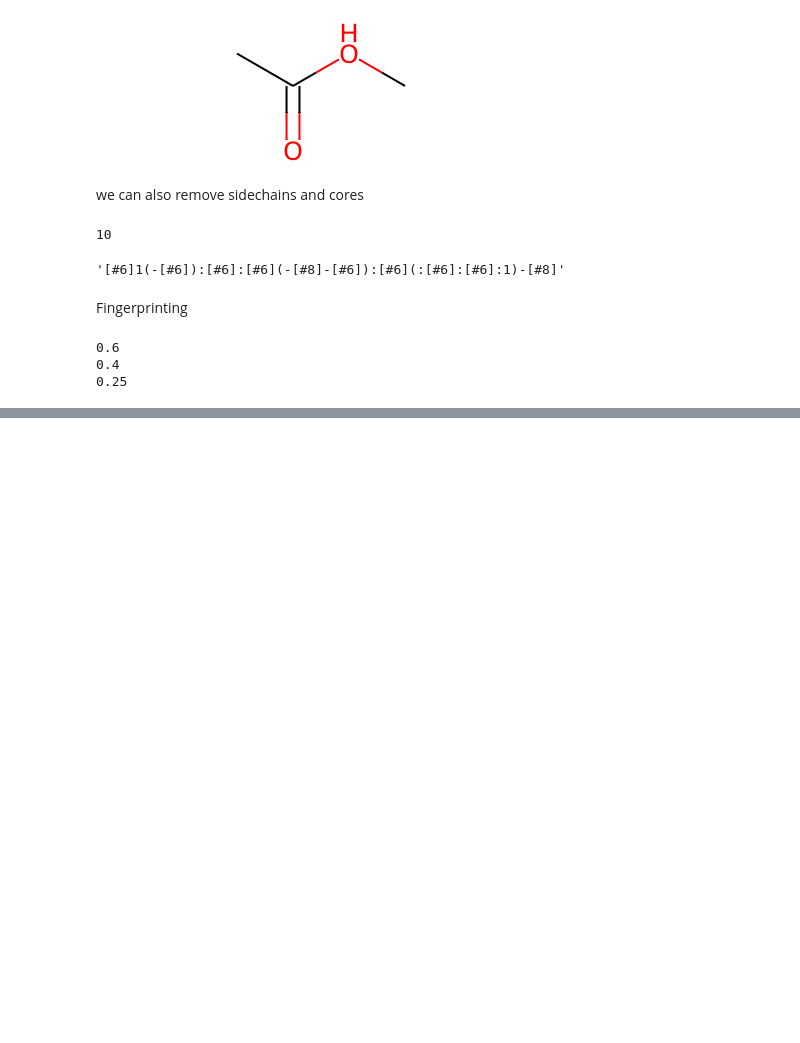
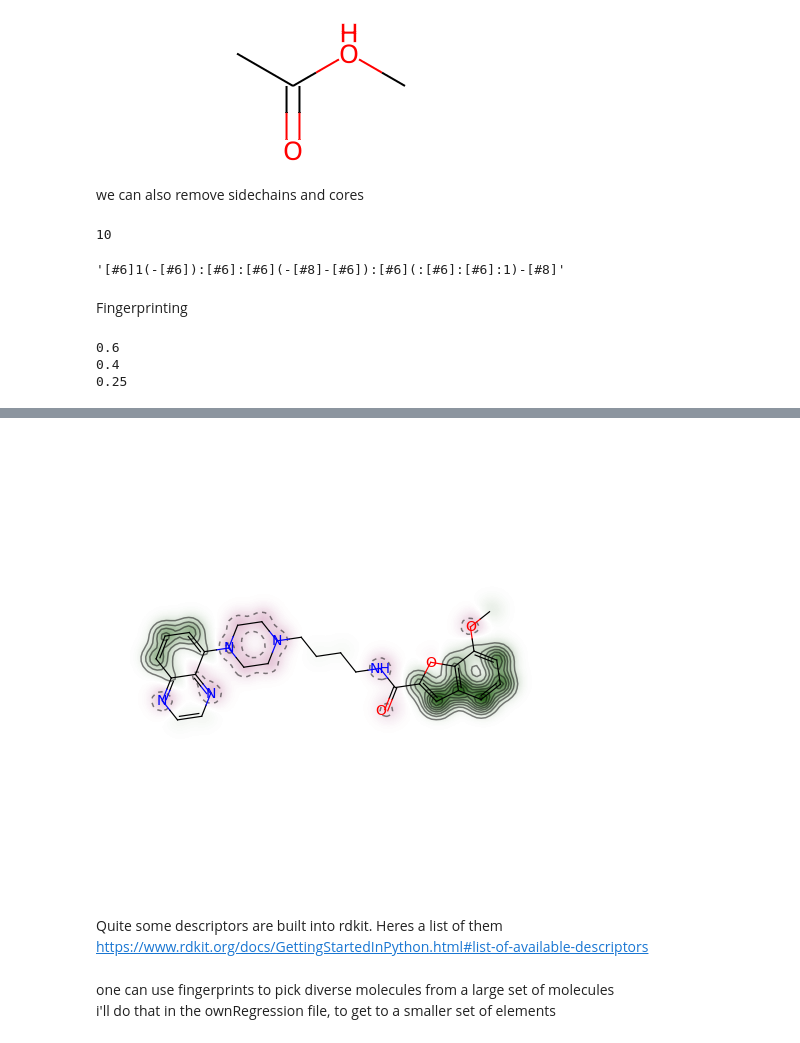
Before and after one commit to stefanhuber1510/marbleProject, a Jupyter notebook: rdfkit/rdkitGettingStarted.ipynb, the cells around one changed output, grey strips where cells are left out. Cells and saved outputs as stored; diff of their text form; code cells hidden in the pictures; blank space fills up the shorter version.

```diff
--- a/rdfkit/rdkitGettingStarted.ipynb
+++ b/rdfkit/rdkitGettingStarted.ipynb
@@ -171,0 +193,13 @@ print(DataStructs.FingerprintSimilarity(fps[1],fps[2]))
+# %%
+from rdkit.Chem.Draw import SimilarityMaps
+mol = Chem.MolFromSmiles('COc1cccc2cc(C(=O)NCCCCN3CCN(c4cccc5nccnc54)CC3)oc21')
+refmol = Chem.MolFromSmiles('CCCN(C)Cc1ccc2ccccc2c1')
+fig, maxweight = SimilarityMaps.GetSimilarityMapForFingerprint(refmol, mol, SimilarityMaps.GetMorganFingerprint)
+# %% [output]
+[figure, added]
+# %% [markdown]
+Quite some descriptors are built into rdkit. Heres a list of them<br>
+https://www.rdkit.org/docs/GettingStartedInPython.html#list-of-available-descriptors
+# %% [markdown]
+one can use fingerprints to pick diverse molecules from a large set of molecules <br>
+i'll do that in the ownRegression file, to get to a smaller set of elements
```
Also changed, not shown: parts of 5 cells of this notebook, 1 other file.
